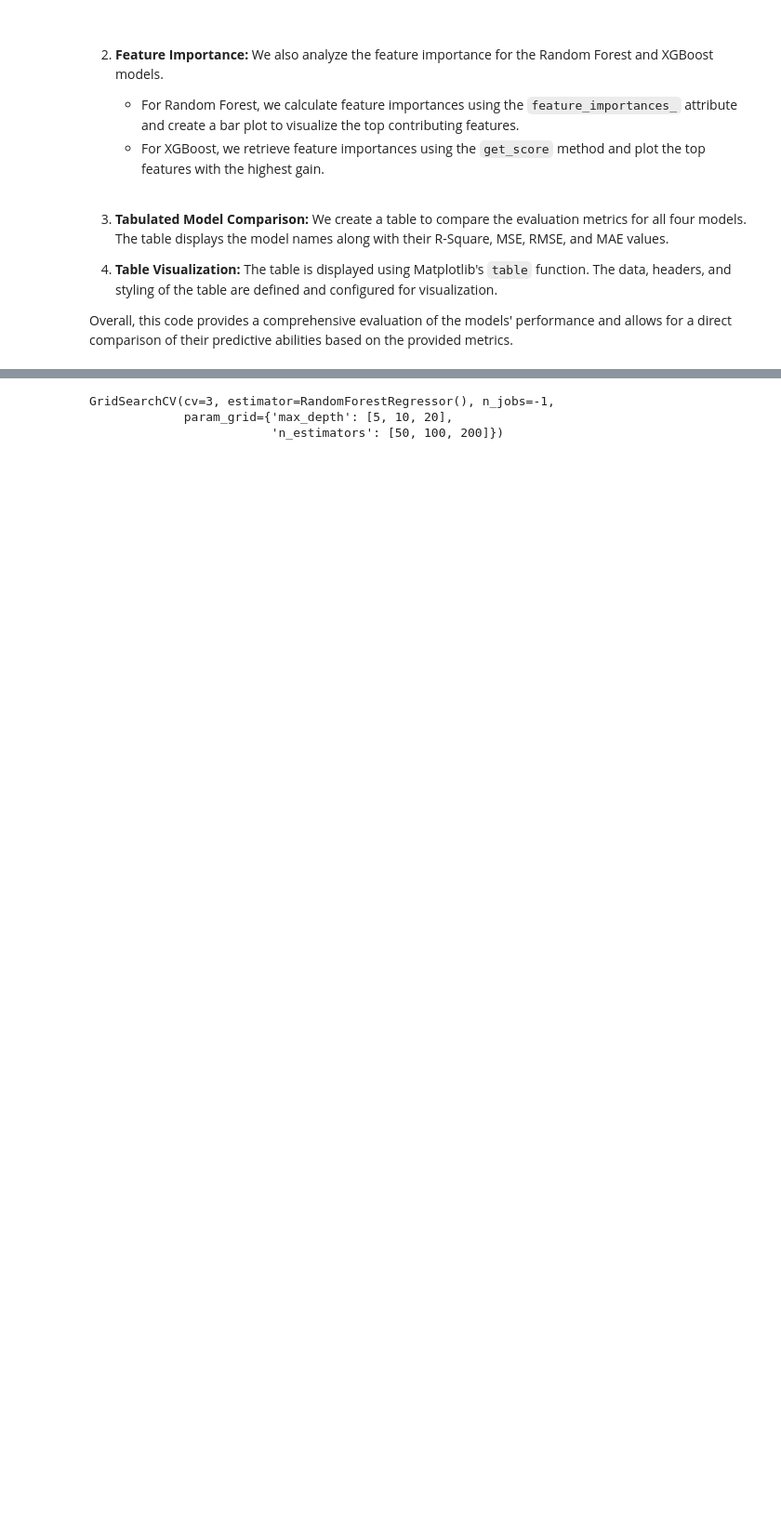
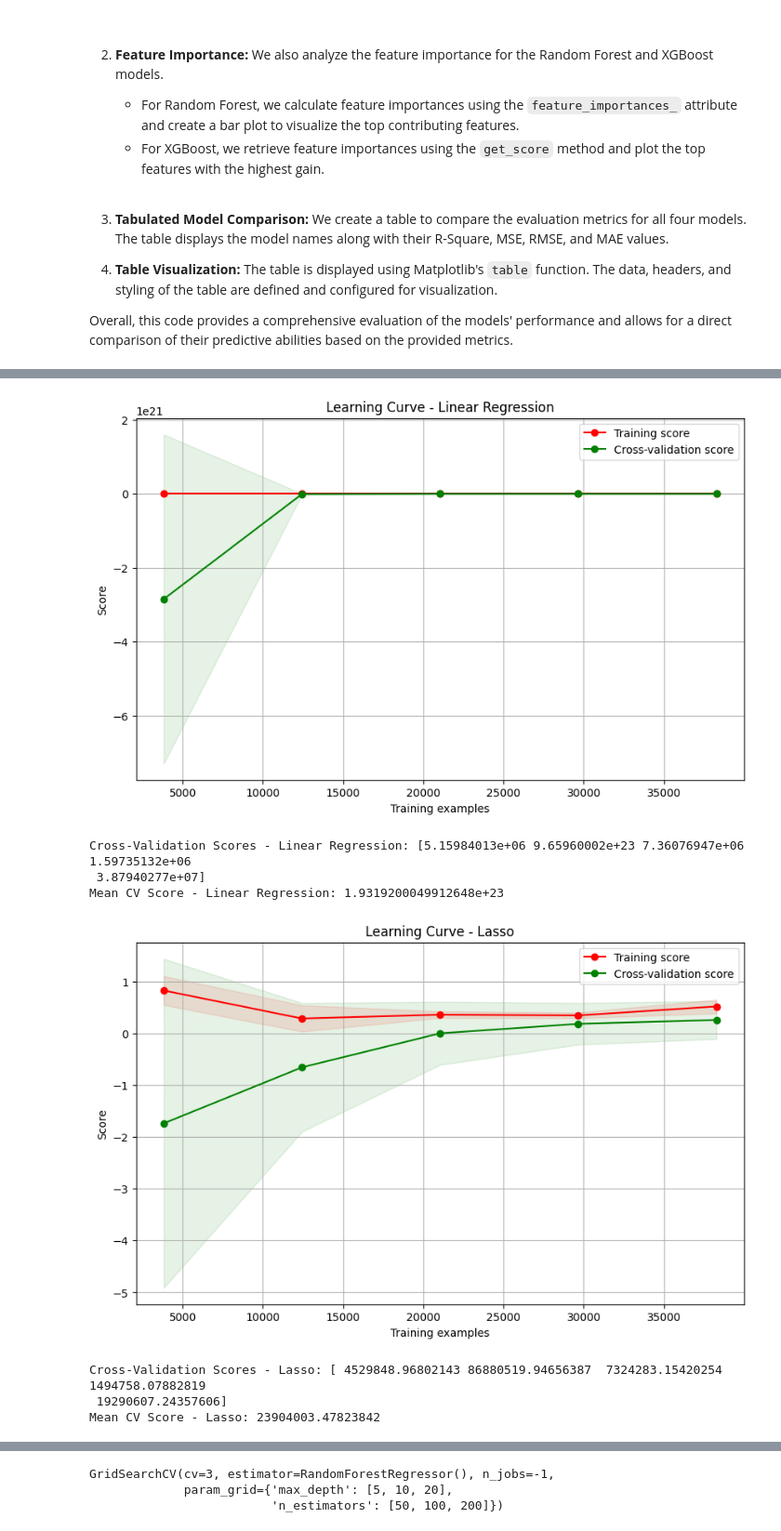
Before and after one commit to DoronF3/School-Projects, a Jupyter notebook: Data Science/main.ipynb, the cells around one changed output, grey strips where cells are left out. Shown at 93% size. Cells and saved outputs as stored; diff of their text form; code cells hidden in the pictures; blank space fills up the shorter version.

```diff
--- a/Data Science/main.ipynb
+++ b/Data Science/main.ipynb
@@ -1206,0 +1412,25 @@ xb done
+# %%
+# Define the list of models
+models = [(lr, "Linear Regression"), (lasso, "Lasso"), (rf, "Random Forest"), (xb, "XGB")]
+
+# Iterate over all the models
+for model, name in models:
+    # Plot the learning curve using the fitted model
+    plot_learning_curve(model, f"Learning Curve - {name}", X_train, y_train, cv=5)
+    plt.show()
+
+    # Perform cross-validation using the fitted model
+    cross_val_scores = cross_val_score(model, X_train, y_train, cv=5, scoring='neg_mean_squared_error', n_jobs=-1)
+    cross_val_scores = -cross_val_scores
+
+    print(f"Cross-Validation Scores - {name}:", cross_val_scores)
+    print(f"Mean CV Score - {name}:", np.mean(cross_val_scores))
+# %% [output]
+[figure, added]
+Cross-Validation Scores - Linear Regression: [5.15984013e+06 9.65960002e+23 7.36076947e+06 1.59735132e+06
+ 3.87940277e+07]
+Mean CV Score - Linear Regression: 1.9319200049912648e+23
+[figure, added]
+Cross-Validation Scores - Lasso: [ 4529848.96802143 86880519.94656387  7324283.15420254  1494758.07882819
+ 19290607.24357606]
+Mean CV Score - Lasso: 23904003.47823842
```
Also changed, not shown: parts of 16 cells of this notebook, 1 other file.
